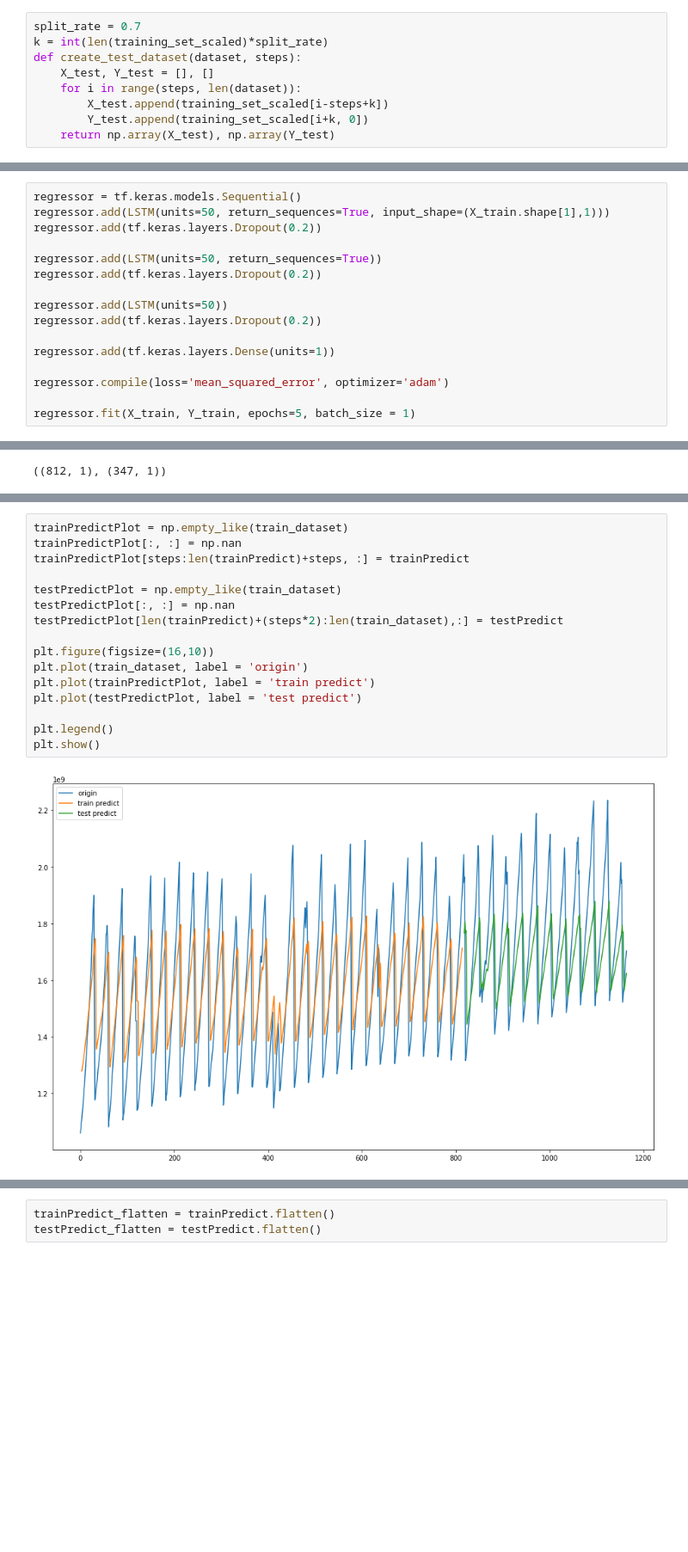
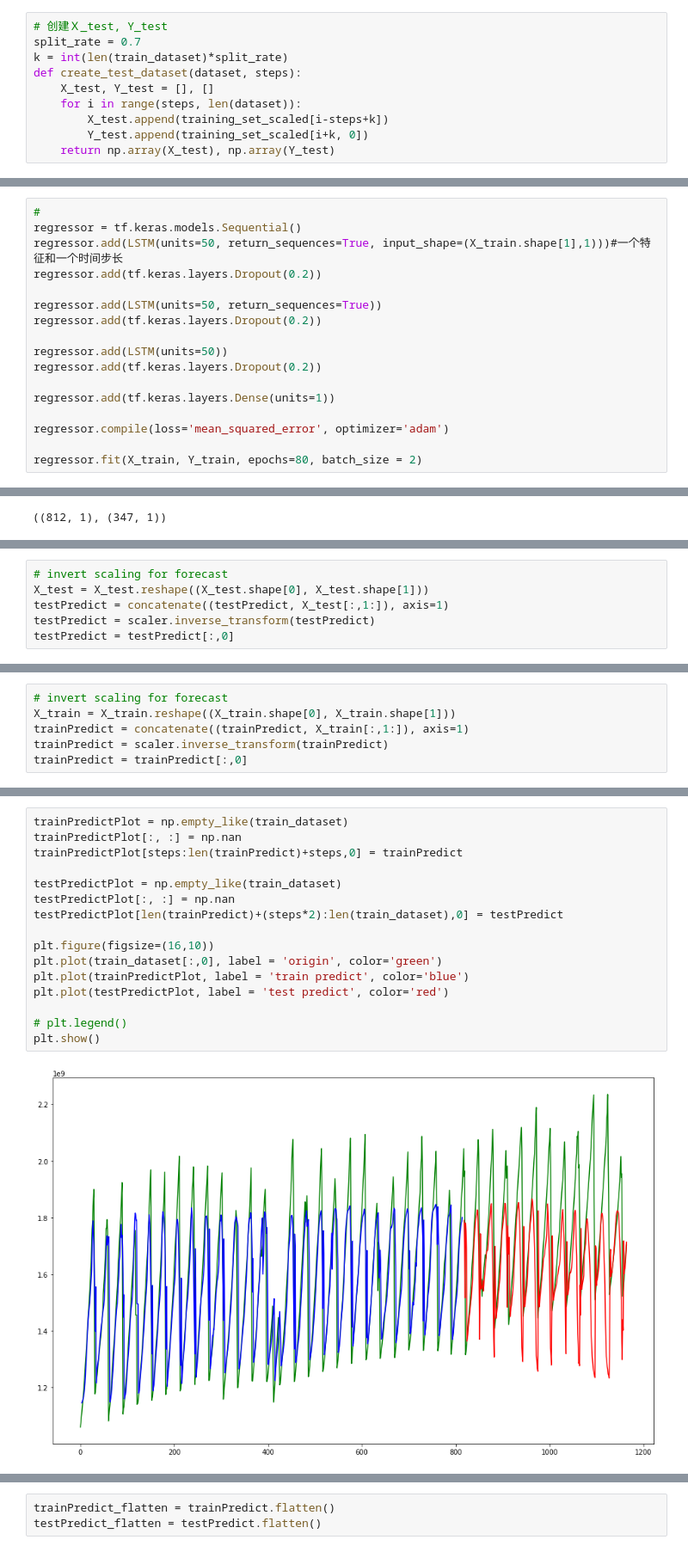
Before and after one commit to Loisssss/CDN_prediction, a Jupyter notebook: predict_income.ipynb, the cells around one changed output, grey strips where cells are left out. Shown: that part at 86% size. Saved outputs shown, nothing was run; the diff lists cells and outputs as text; blank space fills up the shorter version.

Commit message:
LSTM with multi-features

```diff
--- a/predict_income.ipynb
+++ b/predict_income.ipynb
@@ -50,8 +48,9 @@ def create_train_dataset(dataset, steps):
         Y_train.append(training_set_scaled[i, 0])
     return np.array(X_train), np.array(Y_train)
 # %%
+# 创建Ｘ_test, Y_test
 split_rate = 0.7
-k = int(len(training_set_scaled)*split_rate)
+k = int(len(train_dataset)*split_rate)
 def create_test_dataset(dataset, steps):
     X_test, Y_test = [], []
     for i in range(steps, len(dataset)):
@@ -92,6 +77,7 @@ X_test = np.reshape(X_test, (X_test.shape[0], X_test.shape[1], 1))
 # %%
+#
 regressor = tf.keras.models.Sequential()
-regressor.add(LSTM(units=50, return_sequences=True, input_shape=(X_train.shape[1],1)))
+regressor.add(LSTM(units=50, return_sequences=True, input_shape=(X_train.shape[1],1)))#一个特征和一个时间步长
 regressor.add(tf.keras.layers.Dropout(0.2))
 
 regressor.add(LSTM(units=50, return_sequences=True))
@@ -104,5 +90,5 @@ regressor.add(tf.keras.layers.Dense(units=1))
 
 regressor.compile(loss='mean_squared_error', optimizer='adam')
 
-regressor.fit(X_train, Y_train, epochs=5, batch_size = 1)
+regressor.fit(X_train, Y_train, epochs=80, batch_size = 2)
 # %% [output]
@@ -131,0 +128,6 @@ testY = scaler.inverse_transform([Y_test])
+# %%
+# invert scaling for forecast
+X_test = X_test.reshape((X_test.shape[0], X_test.shape[1]))
+testPredict = concatenate((testPredict, X_test[:,1:]), axis=1)
+testPredict = scaler.inverse_transform(testPredict)
+testPredict = testPredict[:,0]
@@ -131,0 +140,6 @@ testY = scaler.inverse_transform([Y_test])
+# %%
+# invert scaling for forecast
+X_train = X_train.reshape((X_train.shape[0], X_train.shape[1]))
+trainPredict = concatenate((trainPredict, X_train[:,1:]), axis=1)
+trainPredict = scaler.inverse_transform(trainPredict)
+trainPredict = trainPredict[:,0]
@@ -142,21 +177,21 @@ Test Score: 177644995.14 RMSE
 # %%
 trainPredictPlot = np.empty_like(train_dataset)
 trainPredictPlot[:, :] = np.nan
-trainPredictPlot[steps:len(trainPredict)+steps, :] = trainPredict
+trainPredictPlot[steps:len(trainPredict)+steps,0] = trainPredict
 
 testPredictPlot = np.empty_like(train_dataset)
 testPredictPlot[:, :] = np.nan
-testPredictPlot[len(trainPredict)+(steps*2):len(train_dataset),:] = testPredict
+testPredictPlot[len(trainPredict)+(steps*2):len(train_dataset),0] = testPredict
 
 plt.figure(figsize=(16,10))
-plt.plot(train_dataset, label = 'origin')
-plt.plot(trainPredictPlot, label = 'train predict')
-plt.plot(testPredictPlot, label = 'test predict')
+plt.plot(train_dataset[:,0], label = 'origin', color='green')
+plt.plot(trainPredictPlot, label = 'train predict', color='blue')
+plt.plot(testPredictPlot, label = 'test predict', color='red')
 
-plt.legend()
+# plt.legend()
 plt.show()
 # %% [output]
-[figure, old version]
+[figure, new version]
 # %%
 testPredictPlot = np.empty_like(train_dataset[len(trainPredict)+(steps*2):len(train_dataset),:])
 testPredictPlot[:, :] = np.nan
```
Also changed, not shown: parts of 25 cells of this notebook.
